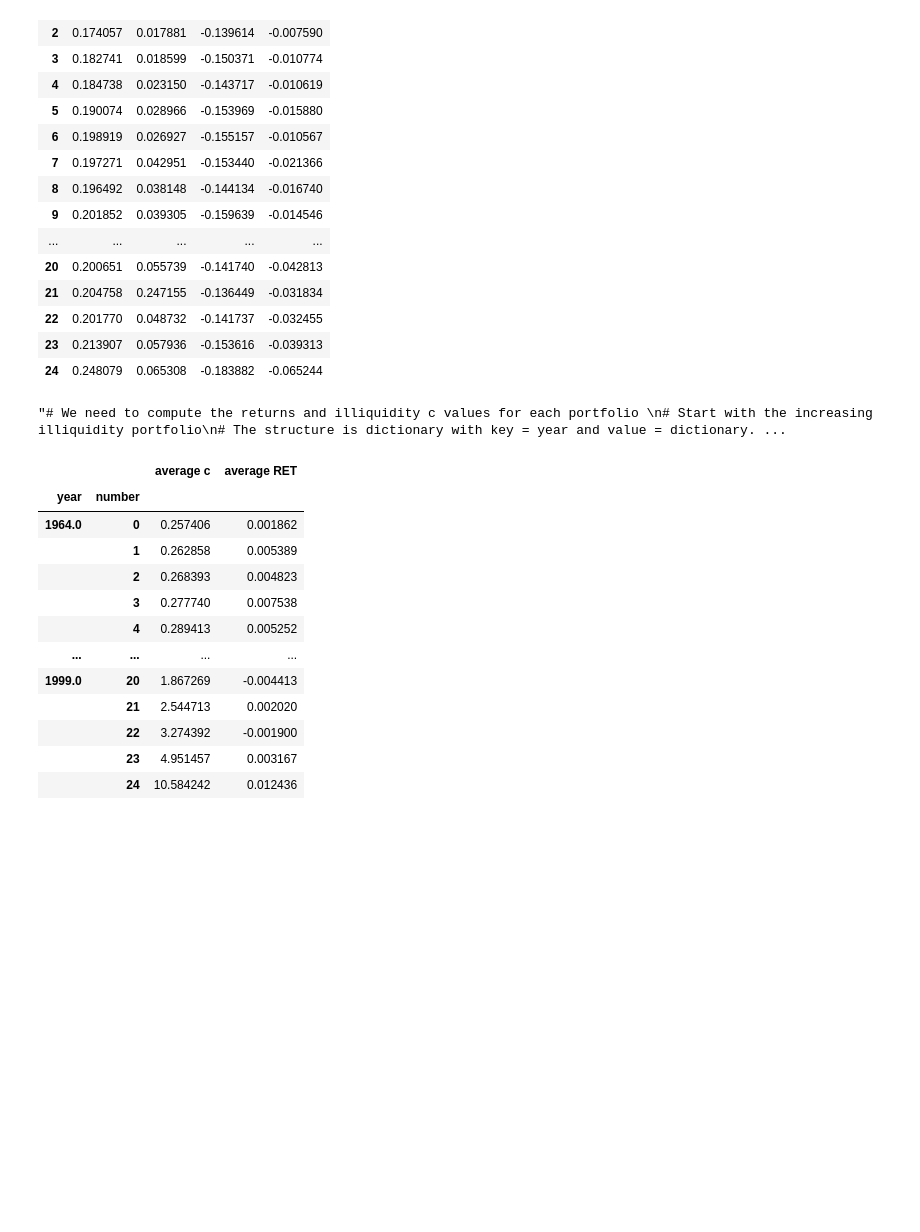
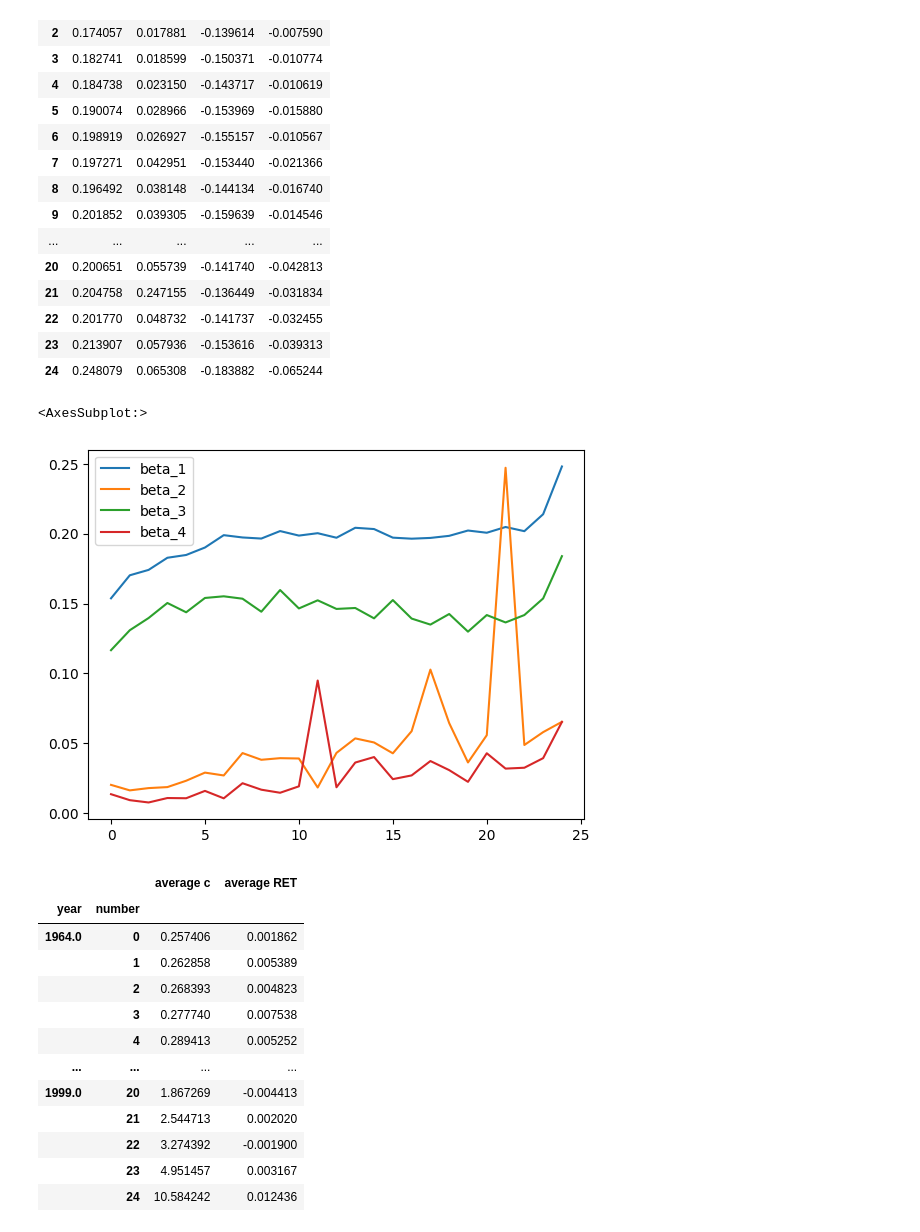
Before and after one commit to JMCG22/pm_cw, a Jupyter notebook: Data_combined.ipynb, the cells around one changed output. Cells and saved outputs as stored; diff of their text form; code cells hidden in the pictures; blank space fills up the shorter version.

```diff
--- a/Data_combined.ipynb
+++ b/Data_combined.ipynb
@@ -989,53 +989,11 @@ df_of_betas
 | 22 | 0.201770 | 0.048732 | -0.141737 | -0.032455 |
 | 23 | 0.213907 | 0.057936 | -0.153616 | -0.039313 |
 | 24 | 0.248079 | 0.065308 | -0.183882 | -0.065244 |
-# %%
-'''# We need to compute the returns and illiquidity c values for each portfolio
-# Start with the increasing illiquidity portfolio
-# The structure is dictionary with key = year and value = dictionary. This second dictionary has key = the portfolio number and value = dataframe of monthly c
-df_non_market_increasing_yearly_illiquidity_portfolios_c = {}
-i = 0
-
-for portfolio in df_non_market_increasing_yearly_illiquidity_portfolios:
-    # For each portfolio get its position in the order and year
-    portfolio_number = i % 25
-    portfolio_year = portfolio.index[0][1]
-
-    # If this is the first portfolio make a dictionary to save the portfolio numbers and their dataframes
-    if i == 0:
-        dictionary_for_portfolio_year = {}
-
-    # Get monthly c and add to dictionary
-    portfolio_stocks = list(portfolio.index.get_level_values(level=0))
-    portfolio_monthly_c = df_non_market_illiquidity.xs(portfolio_year, level=1)
-    portfolio_monthly_c = portfolio_monthly_c.loc[portfolio_stocks]
-
-    # Groupby month and calculate monthly c for each stock in portfolio before summing and averaging
-    portfolio_monthly_c = portfolio_monthly_c.groupby(['month'])
-    new_index = []
-    cs = []
-
-    for (month), group in portfolio_monthly_c:
-        new_index.append(int(month))
-        col = group['c']
-        L = len(col)
-        c = col.values/L
-        c = np.nansum(c, axis=0)
-        cs.append(c)
-
-    # Make a dataframe of monthly c and add to dictionary with key of the portfolio number
-    df_portfolio_for_current_year = pd.DataFrame(cs, index=new_index, columns=['c'])
-    dictionary_for_portfolio_year[portfolio_number] = df_portfolio_for_current_year
-
-    if portfolio_number == 24 and i != 0:
-        # If we have reached 25 portfolios then we are in a new year again so we add the dictionary of the portfolio number : dataframe of monthly c to the overall dictionary
-        # We then start again with a new year
-        df_non_market_increasing_yearly_illiquidity_portfolios_c[int(portfolio_year)] = dictionary_for_portfolio_year
-        dictionary_for_portfolio_year = {}
-
-    i += 1'''
-# %% [output]
-"# We need to compute the returns and illiquidity c values for each portfolio \n# Start with the increasing illiquidity portfolio\n# The structure is dictionary with key = year and value = dictionary. ...
+# %%
+df_of_betas.abs().plot()
+# %% [output]
+<AxesSubplot:>
+[figure, added]
 # %%
 # We need the average illiquidity for each portfoilio in each year. Then we will use these averages per year to calculate an average for the entire period of 1964-1999 for each portfolio
 df_non_market_for_portfolio_average = pd.DataFrame()
```
